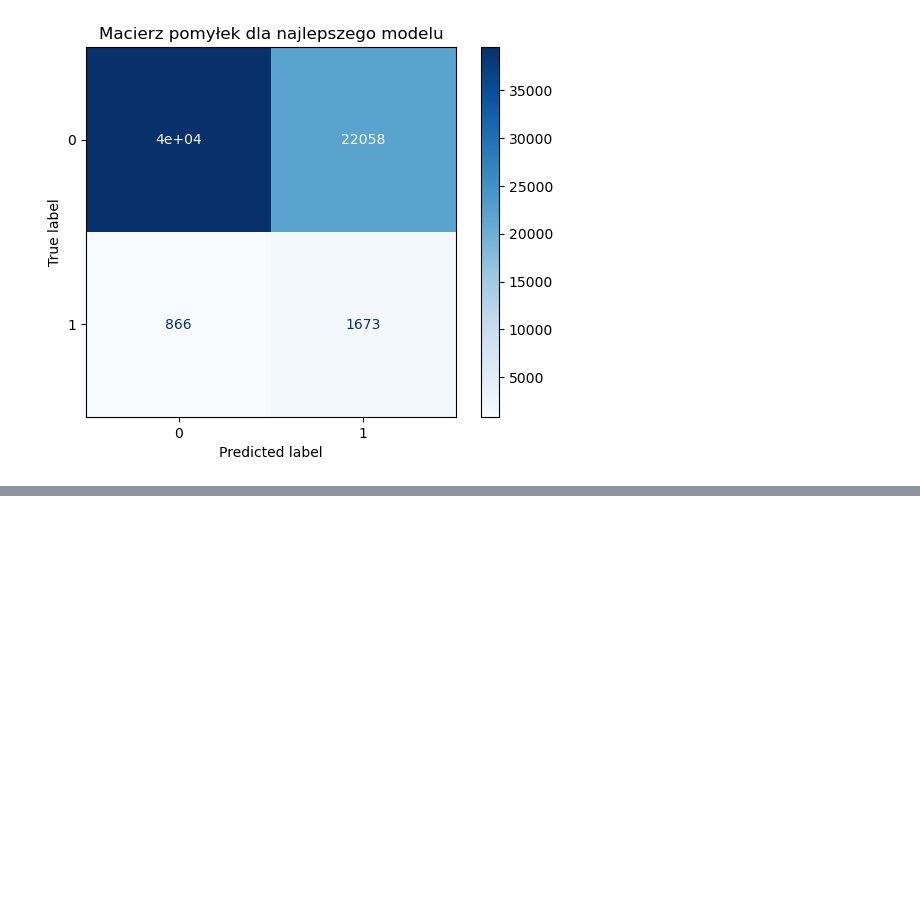
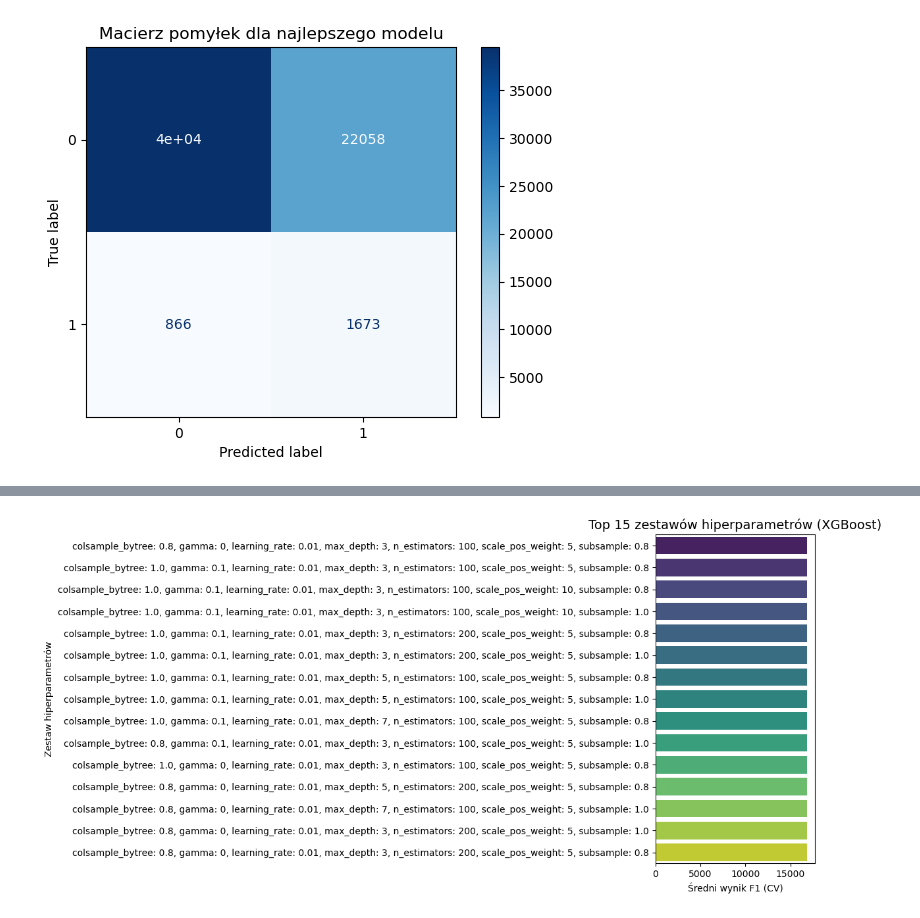
Before and after one commit to kacpert20/machine_learning_lung_cancer, a Jupyter notebook: ml_final.ipynb, the cells around one changed output, grey strips where cells are left out. Saved outputs shown, nothing was run; the diff lists cells and outputs as text; code cells hidden in the pictures; blank space fills up the shorter version.

Commit message:
XGBoost fight: raczej udane

```diff
--- a/ml_final.ipynb
+++ b/ml_final.ipynb
@@ -250,10 +254,10 @@ from sklearn.neural_network import MLPClassifier
 # Lista modeli do przetestowania
 models = {
     "Logistic Regression": LogisticRegression(C=1, max_iter=500, penalty='l2', solver='sag', class_weight='balanced', random_state=42),
-    "Random Forest": RandomForestClassifier(n_estimators=100, class_weight='balanced', random_state=42),
+    #"Random Forest": RandomForestClassifier(n_estimators=100, class_weight='balanced', random_state=42),
     #"XGBoost": XGBClassifier(scale_pos_weight=24, use_label_encoder=False, eval_metric='logloss', random_state=42),  # 24 = ratio majority/minority
     #"SVC": SVC(kernel='rbf', class_weight='balanced', probability=True, random_state=42),
-    "MLP (Neural Net)": MLPClassifier(hidden_layer_sizes=(100,), max_iter=500, random_state=42)
+    #"MLP (Neural Net)": MLPClassifier(hidden_layer_sizes=(100,), max_iter=500, random_state=42)
 }
 # %%
 results = {}
@@ -322,0 +451,4 @@ KeyboardInterrupt:
+# %%
+results_df = pd.DataFrame(grid_search_xgb.cv_results_)
+results_df = results_df.sort_values(by='mean_test_score', ascending=False)
+display(results_df[['params', 'mean_test_score', 'rank_test_score']].head(10))
@@ -322,0 +467,22 @@ KeyboardInterrupt:
+# %%
+#📊 1. Wykres słupkowy – top 15 kombinacji hiperparametrów:
+
+import matplotlib.pyplot as plt
+import seaborn as sns
+
+# Sortujemy wyniki po mean_test_score
+top_15 = results_df.sort_values(by='mean_test_score', ascending=False).head(15)
+
+# Tworzymy kolumnę z nazwą parametru (krótszy string)
+top_15['param_combo'] = top_15['params'].astype(str).str.replace("'", "").str.replace("{", "").str.replace("}", "")
+
+# Wykres
+plt.figure(figsize=(12, 6))
+sns.barplot(data=top_15, x='mean_test_score', y='param_combo', palette='viridis')
+plt.title('Top 15 zestawów hiperparametrów (XGBoost)', fontsize=14)
+plt.xlabel('Średni wynik F1 (CV)')
+plt.ylabel('Zestaw hiperparametrów')
+plt.tight_layout()
+plt.show()
+# %% [output]
+[figure, added]
```
Also changed, not shown: parts of 12 cells of this notebook, 1 other file.
